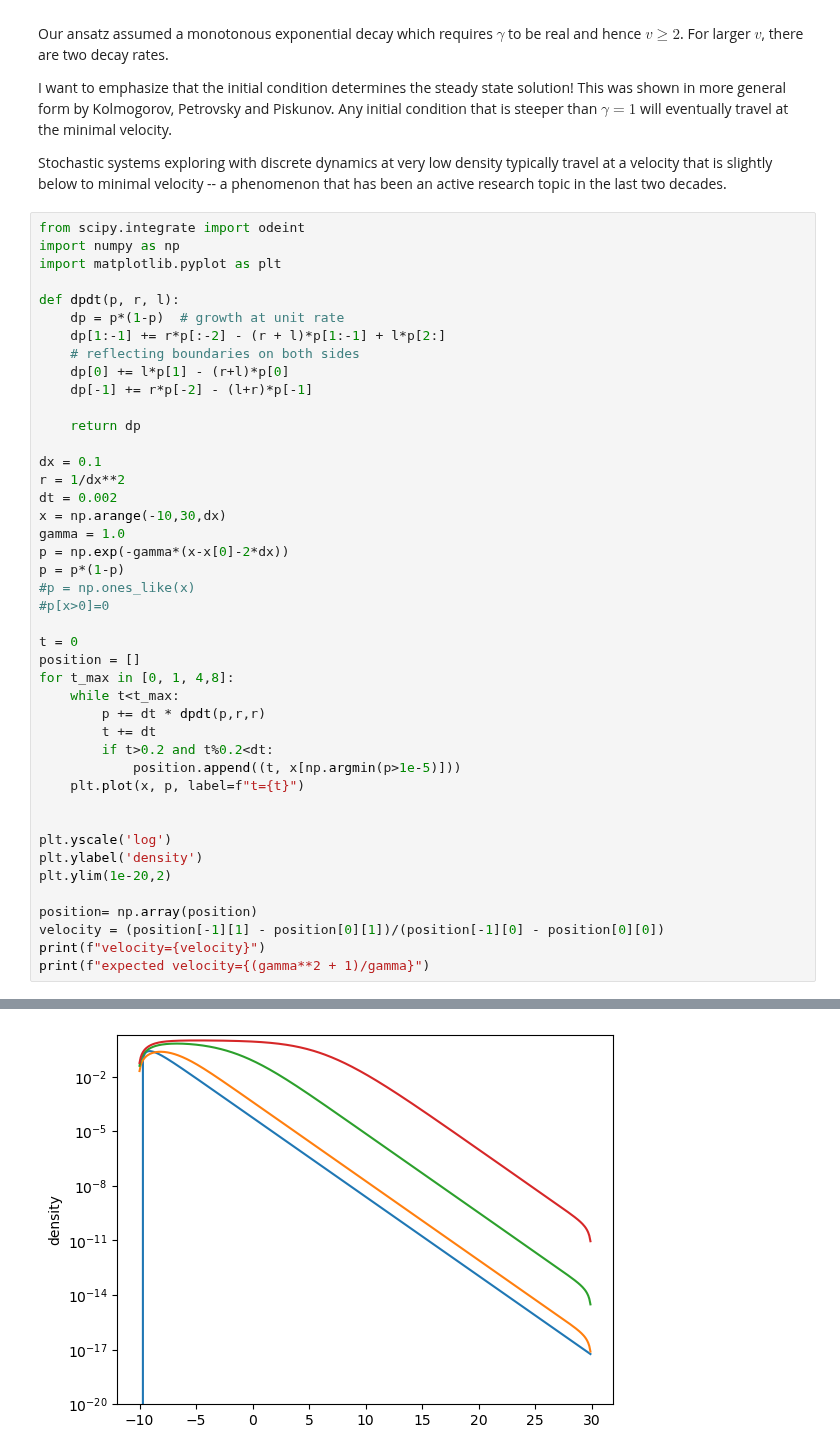
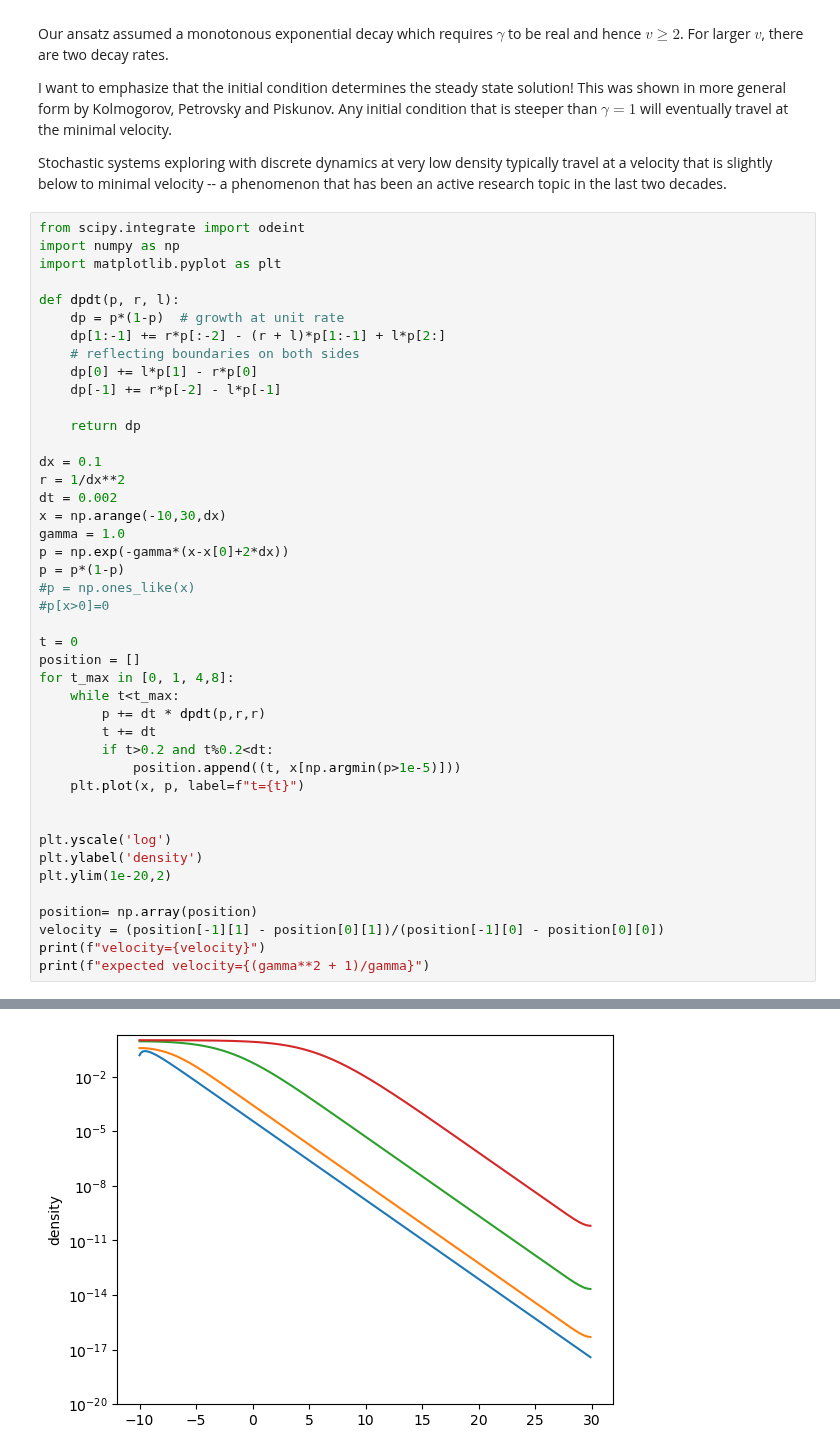
Before and after one commit to neherlab/data-to-physical-models-in-biology-materials, a Jupyter notebook: w08-DiffusionContd.ipynb, the cells around one changed output, grey strips where cells are left out. Saved outputs shown, nothing was run; the diff lists cells and outputs as text.

```diff
--- a/w08-DiffusionContd.ipynb
+++ b/w08-DiffusionContd.ipynb
@@ -211,8 +211,8 @@ def dpdt(p, r, l):
     dp = p*(1-p)  # growth at unit rate
     dp[1:-1] += r*p[:-2] - (r + l)*p[1:-1] + l*p[2:]
     # reflecting boundaries on both sides
-    dp[0] += l*p[1] - (r+l)*p[0]
-    dp[-1] += r*p[-2] - (l+r)*p[-1]
+    dp[0] += l*p[1] - r*p[0]
+    dp[-1] += r*p[-2] - l*p[-1]
 
     return dp
 
@@ -220,32 +220,32 @@ dx = 0.1
 r = 1/dx**2
 dt = 0.002
 x = np.arange(-10,30,dx)
 gamma = 1.0
-p = np.exp(-gamma*(x-x[0]-2*dx))
+p = np.exp(-gamma*(x-x[0]+2*dx))
 p = p*(1-p)
 #p = np.ones_like(x)
 #p[x>0]=0
 
 t = 0
 position = []
 for t_max in [0, 1, 4,8]:
     while t<t_max:
         p += dt * dpdt(p,r,r)
         t += dt
         if t>0.2 and t%0.2<dt:
             position.append((t, x[np.argmin(p>1e-5)]))
     plt.plot(x, p, label=f"t={t}")
 
 
 plt.yscale('log')
 plt.ylabel('density')
 plt.ylim(1e-20,2)
 
 position= np.array(position)
 velocity = (position[-1][1] - position[0][1])/(position[-1][0] - position[0][0])
 print(f"velocity={velocity}")
 print(f"expected velocity={(gamma**2 + 1)/gamma}")
 # %% [output]
 velocity=1.9866700845938547
 expected velocity=2.0
-[figure, old version]
+[figure, new version]
```
Also changed, not shown: parts of 10 cells of this notebook.
